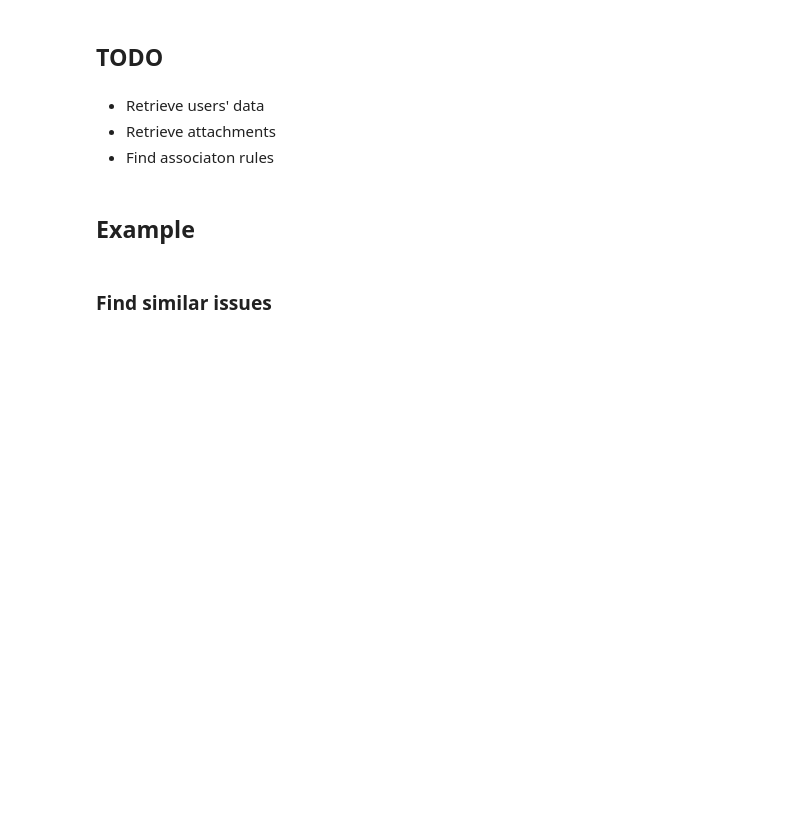
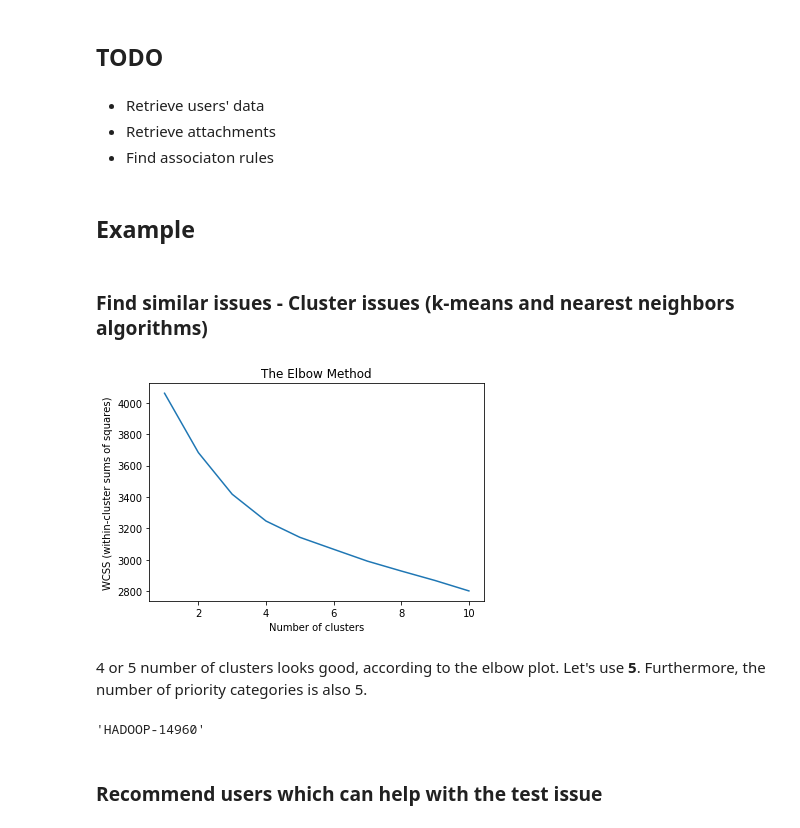
Before and after one commit to nkanak/advance-project-management-practice, a Jupyter notebook: jira_analysis.ipynb, the cells around one changed output. Cells and saved outputs as stored; diff of their text form; code cells hidden in the pictures; blank space fills up the shorter version.

Commit message:
Implement recommendation's algorithm

```diff
--- a/jira_analysis.ipynb
+++ b/jira_analysis.ipynb
@@ -115,7 +122,8 @@ set(issue['fields']['priority']['name'] for issue in issues)
 # %% [markdown]
 ### Issues' label values
 # %%
-set(chain.from_iterable(issue['fields']['labels'] for issue in issues))
+label_values = set(chain.from_iterable(issue['fields']['labels'] for issue in issues))
+label_values
 # %% [output]
 {'BB2015-05-TBR',
  'GraphiteSink,',
@@ -634,4 +642,51 @@ issues_df[['due_date', 'progress', 'status', 'time_spent', 'time_estimate', 'tim
 # %% [markdown]
 ## Example
 # %% [markdown]
-### Find similar issues
+### Find similar issues - Cluster issues (k-means and nearest neighbors algorithms)
+# %%
+# Preparing data. Generating features.
+people = set([issue['fields']['reporter']['key'] for issue in issues] + [issue['fields']['assignee']['key'] for issue in issues if issue['fields']['assignee']] +
+             sum([[comment['author']['key'] for comment in comments[issue['key']]] for issue in issues], []))
+people.remove('hadoop3')
+people.remove('hadoopqa')
+people = sorted(list(people))
+priority_values_list = sorted([item.lower().strip() for item in list(priority_values)])
+issue_labels_list = sorted([item.lower().strip() for item in list(label_values)])
+type_values_list = sorted([item.lower().strip() for item in list(type_values)])
+# %%
+# Generating features (columns attribute).
+for issue in issues:
+    assignee = [issue['fields']['assignee']['key']] if issue['fields']['assignee'] else []
+    issue['user_columns'] = [('user_%s'% (person), 1 if person in assignee + [issue['fields']['reporter']['key']] + [comment['author']['key'] for comment in comments[issue['key']]]  else 0)  for person in people]
+    issue['priority_columns'] = [('priority_%s' % (priority), 1 if issue['fields']['priority']['name'].lower().strip() == priority else 0) for priority in priority_values_list]
+    issue['label_columns'] = [('label_%s' % (label), 1 if label in [item.lower().strip() for item in issue['fields']['labels']] else 0) for label in issue_labels_list]
+    issue['type_columns'] = [('type_%s' % (type_value), 1 if type_value == issue['fields']['issuetype']['name'].lower().strip() else 0) for type_value in type_values_list]
+    issue['columns'] = issue['user_columns'] + issue['priority_columns'] + issue['label_columns'] + issue['type_columns']
+# %%
+# Use the last issue as a test.
+X = [[column[1] for column in issue['columns']] for issue in issues]
+test_issue = X[-1]
+X = np.array(X[:-1])
+# Implement the 'Elbow' method.
+# WCSS = (within-cluster sums of squares).
+wcss = []
+for i in range(1, 11):
+    kmeans = KMeans(n_clusters=i, init='k-means++', random_state=42)
+    kmeans.fit(X)
+    wcss.append(kmeans.inertia_)
+# %%
+plt.plot(range(1, 11), wcss)
+plt.title('The Elbow Method')
+plt.xlabel('Number of clusters')
+plt.ylabel('WCSS (within-cluster sums of squares)')
+plt.show()
+# %% [output]
+[figure, added]
+# %% [markdown]
+4 or 5 number of clusters looks good, according to the elbow plot. Let's use **5**. Furthermore, the number of priority categories is also 5.
+# %%
+kmeans = KMeans(n_clusters=5, random_state=42).fit(X)
+group_of_test_issue = kmeans.predict([test_issue])[0]
+issues[-1]['key']
+# %% [output]
+'HADOOP-14960'
@@ -637,0 +695,2 @@ issues_df[['due_date', 'progress', 'status', 'time_spent', 'time_estimate', 'tim
+# %% [markdown]
+### Recommend users which can help with the test issue
```
Also changed, not shown: parts of 14 cells of this notebook.
